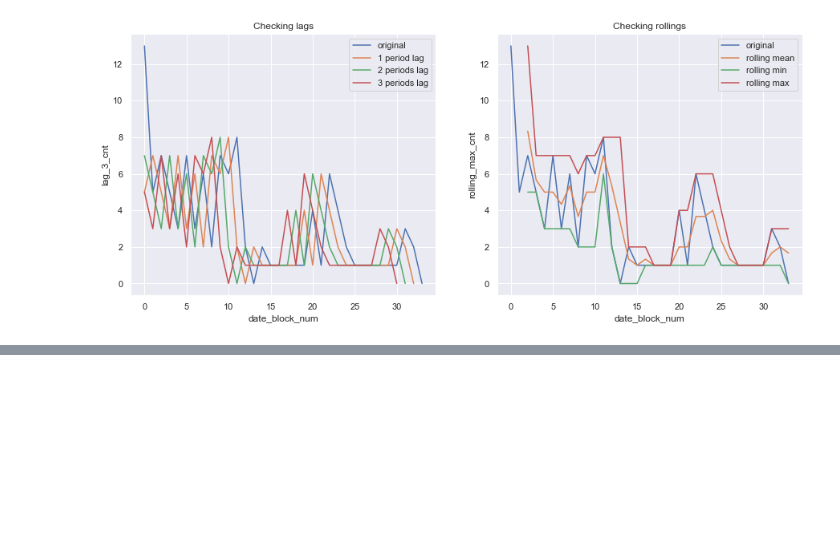
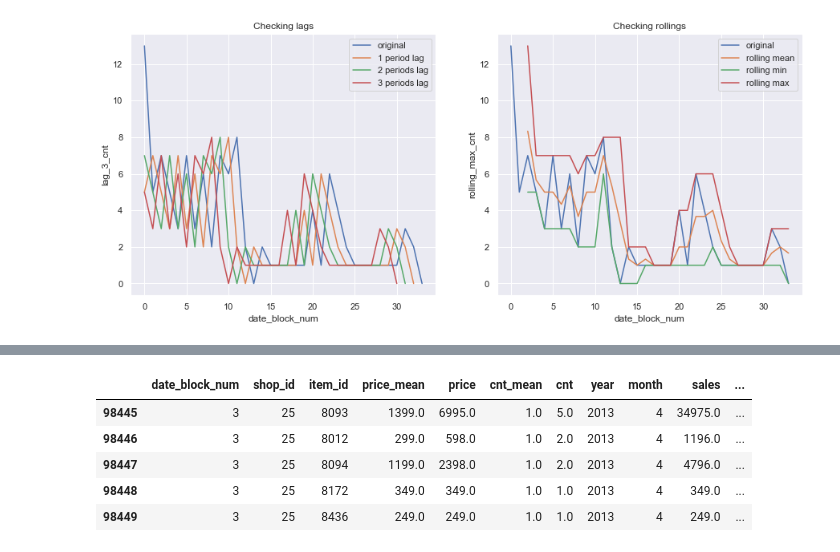
Before and after one commit to Bounty1993/ML-scripts, a Jupyter notebook: future_sales.ipynb, the cells around one changed output, grey strips where cells are left out. Drawn from its saved outputs; the diff is of its cells as text; code cells hidden in the pictures; blank space fills up the shorter version.

```diff
--- a/future_sales.ipynb
+++ b/future_sales.ipynb
@@ -270,0 +282,11 @@ one_item.head()
+# %%
+df = all_train.loc[all_train['date_block_num'] > 2].copy()
+# %%
+df.head()
+# %% [output]
+|  | date_block_num | shop_id | item_id | price_mean | price | cnt_mean | cnt | year | month | sales | ... |
+| 98445 | 3 | 25 | 8093 | 1399.0 | 6995.0 | 1.0 | 5.0 | 2013 | 4 | 34975.0 | ... |
+| 98446 | 3 | 25 | 8012 | 299.0 | 598.0 | 1.0 | 2.0 | 2013 | 4 | 1196.0 | ... |
+| 98447 | 3 | 25 | 8094 | 1199.0 | 2398.0 | 1.0 | 2.0 | 2013 | 4 | 4796.0 | ... |
+| 98448 | 3 | 25 | 8172 | 349.0 | 349.0 | 1.0 | 1.0 | 2013 | 4 | 349.0 | ... |
+| 98449 | 3 | 25 | 8436 | 249.0 | 249.0 | 1.0 | 1.0 | 2013 | 4 | 249.0 | ... |
```
Also changed, not shown: parts of 9 cells of this notebook.
